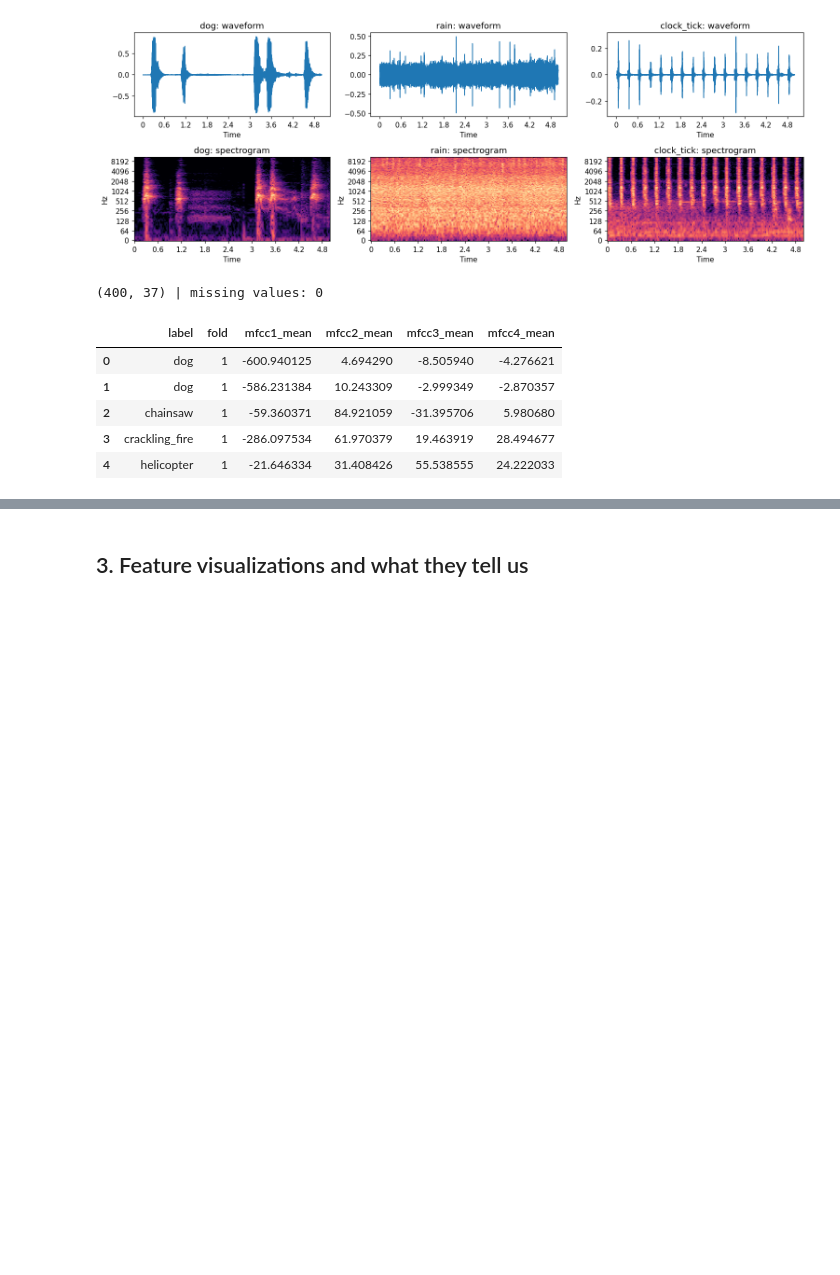
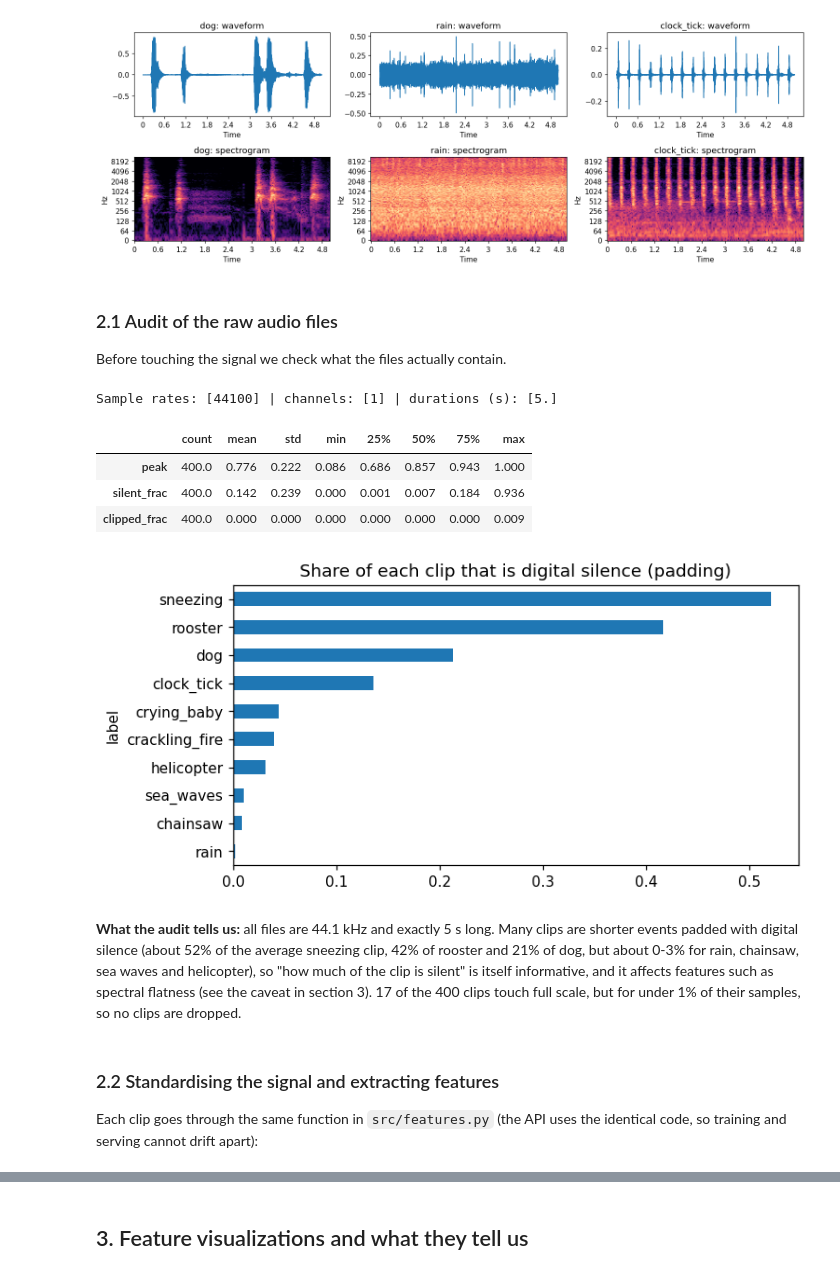
Before and after one commit to AureleKarega/Summative_Machine_Learning_Pipeline, a Jupyter notebook: esc10-sound-classifier/esc10-sound-classifier/notebooks/sound_classifier.ipynb, the cells around one changed output, grey strips where cells are left out. Saved outputs shown, nothing was run; the diff lists cells and outputs as text; code cells hidden in the pictures; blank space fills up the shorter version.

```diff
--- a/esc10-sound-classifier/esc10-sound-classifier/notebooks/sound_classifier.ipynb
+++ b/esc10-sound-classifier/esc10-sound-classifier/notebooks/sound_classifier.ipynb
@@ -61,15 +70,31 @@ for i, c in enumerate(show):
 plt.tight_layout(); plt.show()
 # %% [output]
 [figure]
-# %%
-df = pd.read_csv(ROOT / "data" / "base_features.csv")     # produced by scripts/build_features.py with the same extractor
-print(df.shape, "| missing values:", int(df.isna().sum().sum()))
-df[["label","fold"] + FEATURE_NAMES[:4]].head()
-# %% [output]
-(400, 37) | missing values: 0
-|  | label | fold | mfcc1_mean | mfcc2_mean | mfcc3_mean | mfcc4_mean |
-| 0 | dog | 1 | -600.940125 | 4.694290 | -8.505940 | -4.276621 |
-| 1 | dog | 1 | -586.231384 | 10.243309 | -2.999349 | -2.870357 |
-| 2 | chainsaw | 1 | -59.360371 | 84.921059 | -31.395706 | 5.980680 |
-| 3 | crackling_fire | 1 | -286.097534 | 61.970379 | 19.463919 | 28.494677 |
-| 4 | helicopter | 1 | -21.646334 | 31.408426 | 55.538555 | 24.222033 |
+# %% [markdown]
+### 2.1 Audit of the raw audio files
+Before touching the signal we check what the files actually contain.
+# %%
+rows = []
+for r in meta.itertuples():
+    y, sr = librosa.load(ESC_DIR / "audio" / r.filename, sr=None, mono=False)   # raw: original sample rate and channels
+    ch = 1 if y.ndim == 1 else y.shape[0]
+    y1 = y if y.ndim == 1 else y.mean(axis=0)
+    rows.append(dict(label=r.category, fold=r.fold, orig_sr=sr, channels=ch, duration_s=len(y1)/sr,
+                     peak=np.abs(y1).max(), silent_frac=(np.abs(y1) < 1e-4).mean(), clipped_frac=(np.abs(y1) >= 0.999).mean()))
+audit = pd.DataFrame(rows)
+print("Sample rates:", audit.orig_sr.unique(), "| channels:", audit.channels.unique(), "| durations (s):", audit.duration_s.round(2).unique())
+display(audit[["peak", "silent_frac", "clipped_frac"]].describe().round(3).T)
+audit.groupby("label").silent_frac.mean().sort_values().plot.barh(figsize=(7, 3.5), title="Share of each clip that is digital silence (padding)")
+plt.show()
+# %% [output]
+Sample rates: [44100] | channels: [1] | durations (s): [5.]
+|  | count | mean | std | min | 25% | 50% | 75% | max |
+| peak | 400.0 | 0.776 | 0.222 | 0.086 | 0.686 | 0.857 | 0.943 | 1.000 |
+| silent_frac | 400.0 | 0.142 | 0.239 | 0.000 | 0.001 | 0.007 | 0.184 | 0.936 |
+| clipped_frac | 400.0 | 0.000 | 0.000 | 0.000 | 0.000 | 0.000 | 0.000 | 0.009 |
+[figure, added]
+# %% [markdown]
+**What the audit tells us:** all files are 44.1 kHz and exactly 5 s long. Many clips are shorter events padded with digital silence (about 52% of the average sneezing clip, 42% of rooster and 21% of dog, but about 0-3% for rain, chainsaw, sea waves and helicopter), so "how much of the clip is silent" is itself informative, and it affects features such as spectral flatness (see the caveat in section 3). 17 of the 400 clips touch full scale, but for under 1% of their samples, so no clips are dropped.
+# %% [markdown]
+### 2.2 Standardising the signal and extracting features
+Each clip goes through the same function in `src/features.py` (the API uses the identical code, so training and serving cannot drift apart):
```
Also changed, not shown: parts of 22 cells of this notebook, 5 other files.
